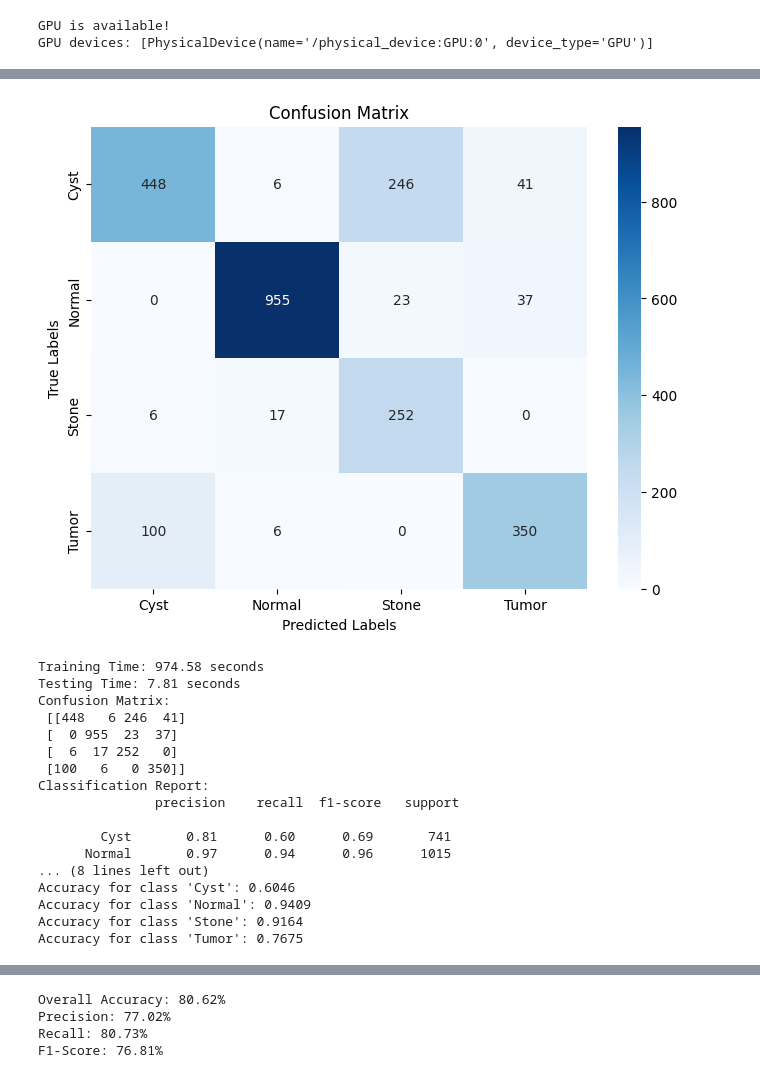
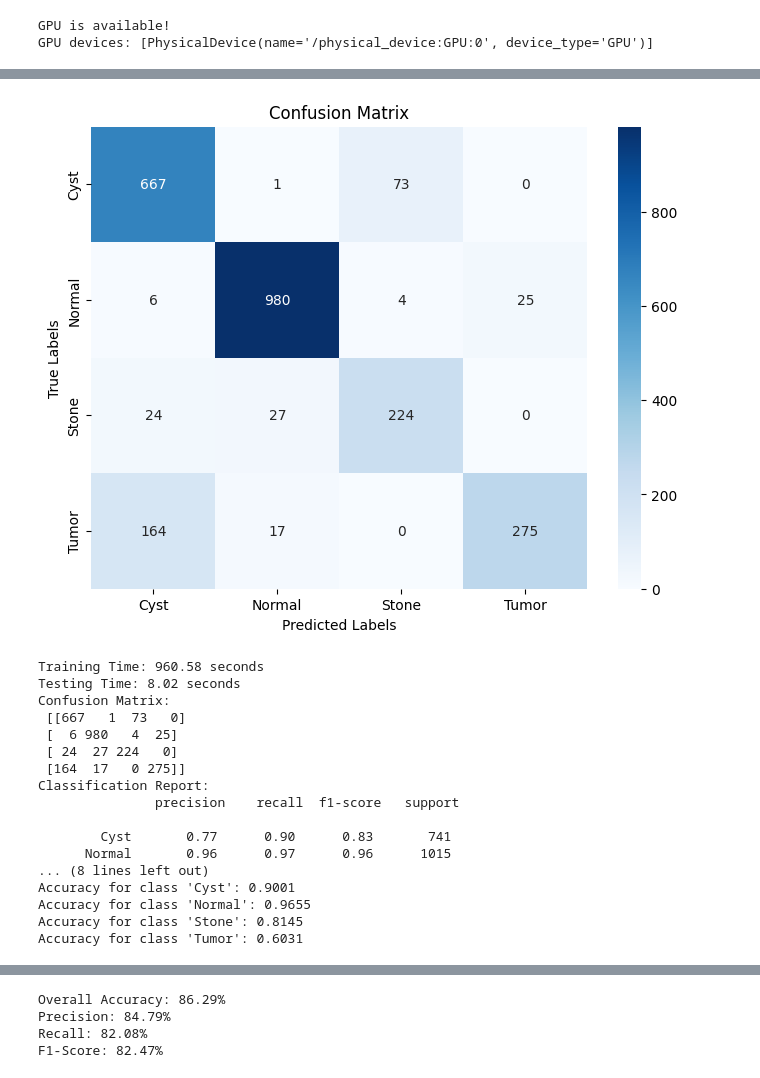
Before and after one commit to ShulimanHossain/CT-Based-Multiclass-Kidney-Disease-Classification-Using-Convolutional-Neural-Networks, a Jupyter notebook: vgg16_model.ipynb, the cells around one changed output, grey strips where cells are left out. Saved outputs shown, nothing was run; the diff lists cells and outputs as text; code cells hidden in the pictures.

Commit message:
Solve error of class weight

```diff
--- a/vgg16_model.ipynb
+++ b/vgg16_model.ipynb
@@ -94,7 +94,9 @@ start_train_time = time.time()
 history = model.fit(
     train_generator,
     validation_data=val_generator,
-    epochs=EPOCHS
+    epochs=EPOCHS,
+    class_weight=class_weights
+
 )
 
 plt.figure(figsize=(8,6))
@@ -185,18 +187,18 @@ Epoch 20/20
-[figure, old version]
+[figure, new version]
-Training Time: 974.58 seconds
-Testing Time: 7.81 seconds
+Training Time: 960.58 seconds
+Testing Time: 8.02 seconds
 Confusion Matrix:
- [[448   6 246  41]
- [  0 955  23  37]
- [  6  17 252   0]
- [100   6   0 350]]
+ [[667   1  73   0]
+ [  6 980   4  25]
+ [ 24  27 224   0]
+ [164  17   0 275]]
 Classification Report:
                precision    recall  f1-score   support
 
-        Cyst       0.81      0.60      0.69       741
-      Normal       0.97      0.94      0.96      1015
+        Cyst       0.77      0.90      0.83       741
+      Normal       0.96      0.97      0.96      1015
 ... (8 lines left out)
-Accuracy for class 'Cyst': 0.6046
-Accuracy for class 'Normal': 0.9409
-Accuracy for class 'Stone': 0.9164
-Accuracy for class 'Tumor': 0.7675
+Accuracy for class 'Cyst': 0.9001
+Accuracy for class 'Normal': 0.9655
+Accuracy for class 'Stone': 0.8145
+Accuracy for class 'Tumor': 0.6031
@@ -204,4 +206,4 @@ Accuracy for class 'Tumor': 0.7675
-Overall Accuracy: 80.62%
-Precision: 77.02%
-Recall: 80.73%
-F1-Score: 76.81%
+Overall Accuracy: 86.29%
+Precision: 84.79%
+Recall: 82.08%
+F1-Score: 82.47%
```
Also changed, not shown: parts of 1 cell of this notebook.
